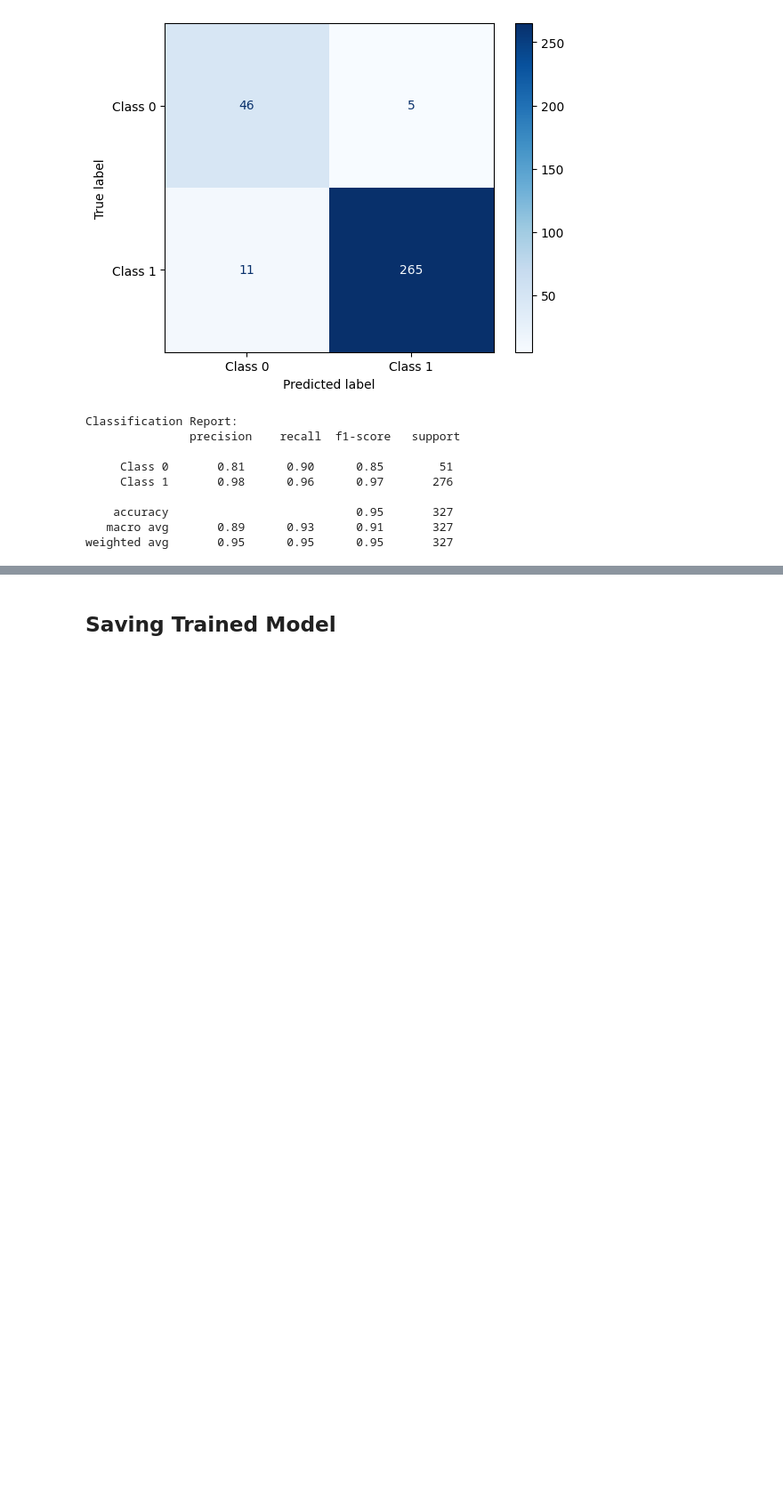
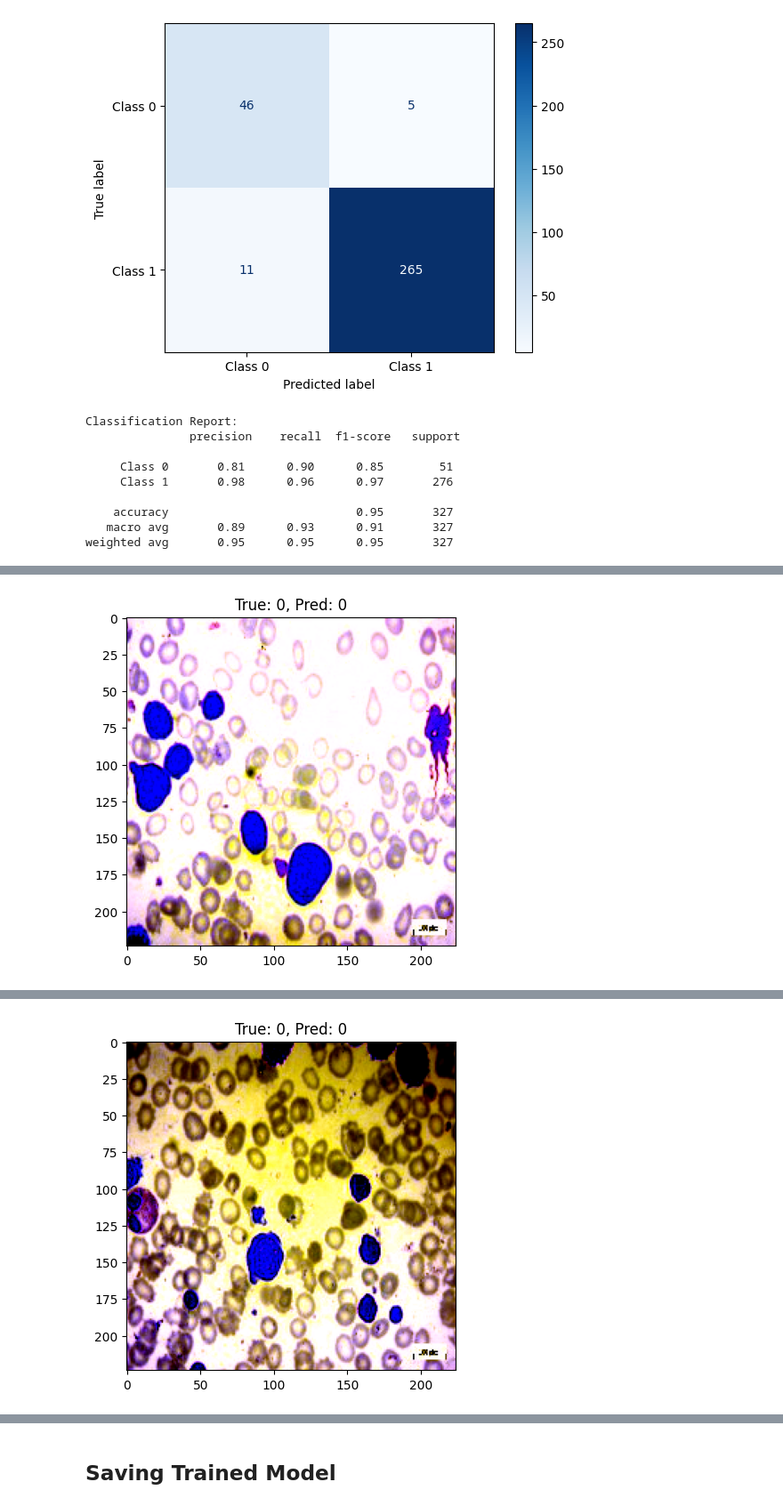
Before and after one commit to eshal26/Convolutional-Neural-Networks, a Jupyter notebook: custom_inception.ipynb, the cells around one changed output, grey strips where cells are left out. Shown at 89% size. Drawn from its saved outputs; the diff is of its cells as text; code cells hidden in the pictures; blank space fills up the shorter version.

```diff
--- a/custom_inception.ipynb
+++ b/custom_inception.ipynb
@@ -330,3 +330,30 @@ Classification Report:
     accuracy                           0.95       327
    macro avg       0.89      0.93      0.91       327
 weighted avg       0.95      0.95      0.95       327
+# %%
+def imshow(img, title=None):
+    img = img / 2 + 0.5  # Unnormalize the image
+    npimg = img.numpy()
+    plt.imshow(np.transpose(npimg, (1, 2, 0)))
+    if title is not None:
+        plt.title(title)
+    plt.show()
+
+def view_evaluated_samples(model, test_loader, num_samples=5):
+    model.eval()
+    dataiter = iter(test_loader)
+    images, labels = next(dataiter)
+    images, labels = images.to(device), labels.to(device)
+
+    outputs = model(images)
+    _, preds = torch.max(outputs, 1)
+
+    for i in range(num_samples):
+        img = images[i].cpu()
+        label = labels[i].cpu().item()
+        pred = preds[i].cpu().item()
+        title = f'True: {label}, Pred: {pred}'
+        imshow(img, title)
+
+view_evaluated_samples(model, test_loader, num_samples=5)
+# %% [output]
@@ -332,0 +361 @@ weighted avg       0.95      0.95      0.95       327
+[figure, added]
@@ -332,0 +363 @@ weighted avg       0.95      0.95      0.95       327
+[figure, added]
```
Also changed, not shown: parts of 1 cell of this notebook.
